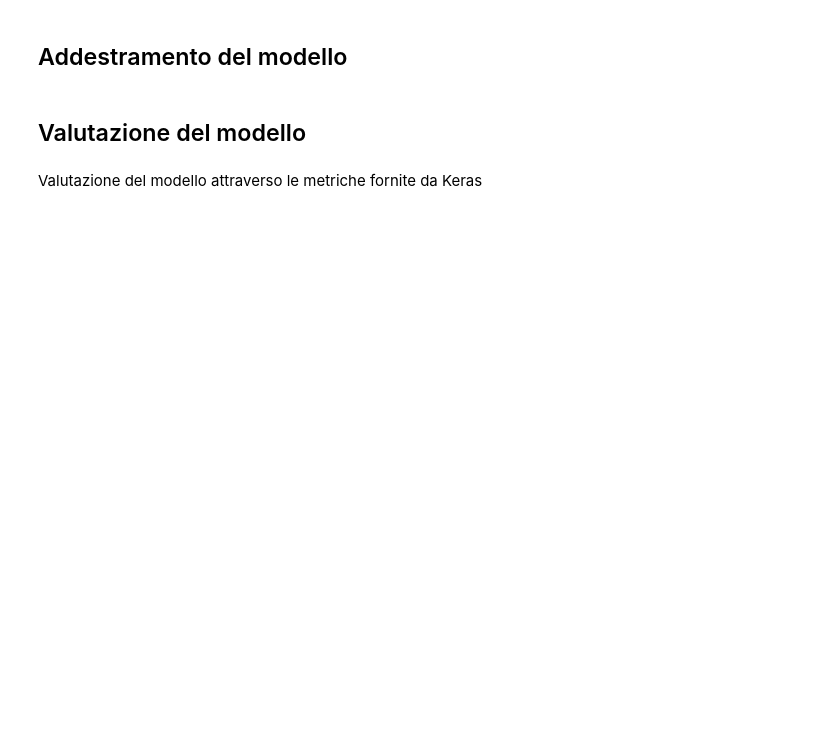
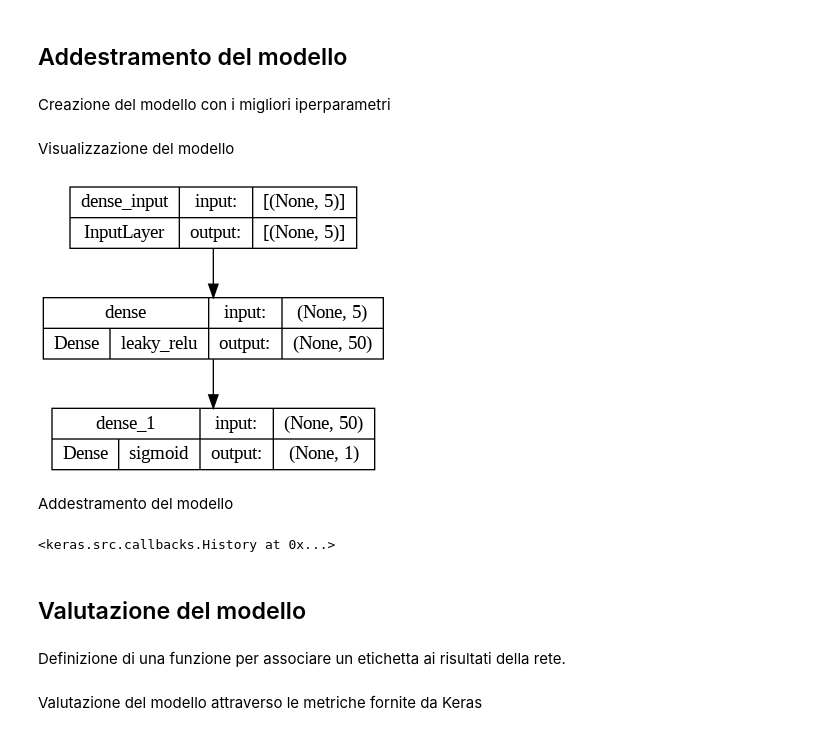
Before and after one commit to Tezze2001/brain-tumor-analysis, a Jupyter notebook: BrainTumorNN.ipynb, the cells around one changed output. Drawn from its saved outputs; the diff is of its cells as text; code cells hidden in the pictures; blank space fills up the shorter version.

```diff
--- a/BrainTumorNN.ipynb
+++ b/BrainTumorNN.ipynb
@@ -102,5 +77,5 @@ dataset.head()
 # %%
-y = dataset['Class']
-X = dataset.drop(['Class'], axis=1)
+y = dataset_post_analisi['Class']
+X = dataset_post_analisi.drop(['Class'], axis=1)
 
 columns_name = X.columns
@@ -312,8 +403,13 @@ fig.show()
+# %%
+# performance = grid_search_NN(param_combinations, X_cross_val_data, Y_cross_val_data)
+# best_model = find_best_hyperparameters(performance)
+
+best_model = ([[50, 0], 'leaky_relu', 'adam', 100, 100])
 # %% [markdown]
 ## Addestramento del modello
+# %% [markdown]
+Creazione del modello con i migliori iperparametri
 # %%
-# Create the best model
-model = create_model(units=best_model[0], activation=best_model[1], opt=best_model[2], input_layer_size=X_train.shape[1])
-
-# Addestrament del modello
-model.fit(X_train, y_train, epochs=300, batch_size=best_model[3], verbose=1)
+NN_model = create_model(units=best_model[0], activation=best_model[1], opt=best_model[2], input_layer_size=X_train.shape[1])
+# %% [markdown]
+Visualizzazione del modello
@@ -320,2 +418,14 @@ model.fit(X_train, y_train, epochs=300, batch_size=best_model[3], verbose=1)
+# %%
+keras.utils.plot_model(NN_model, show_shapes=True, show_layer_activations=True, show_layer_names=True)
+# %% [output]
+[figure, added]
+# %% [markdown]
+Addestramento del modello
+# %%
+NN_model.fit(X_train_scaled, y_train_scaled, epochs=best_model[4], batch_size=best_model[3], verbose=0)
+# %% [output]
+<keras.src.callbacks.History at 0x...>
 # %% [markdown]
 ## Valutazione del modello
+# %% [markdown]
+Definizione di una funzione per associare un etichetta ai risultati della rete.
```
Also changed, not shown: parts of 102 cells of this notebook, 25 other files.
